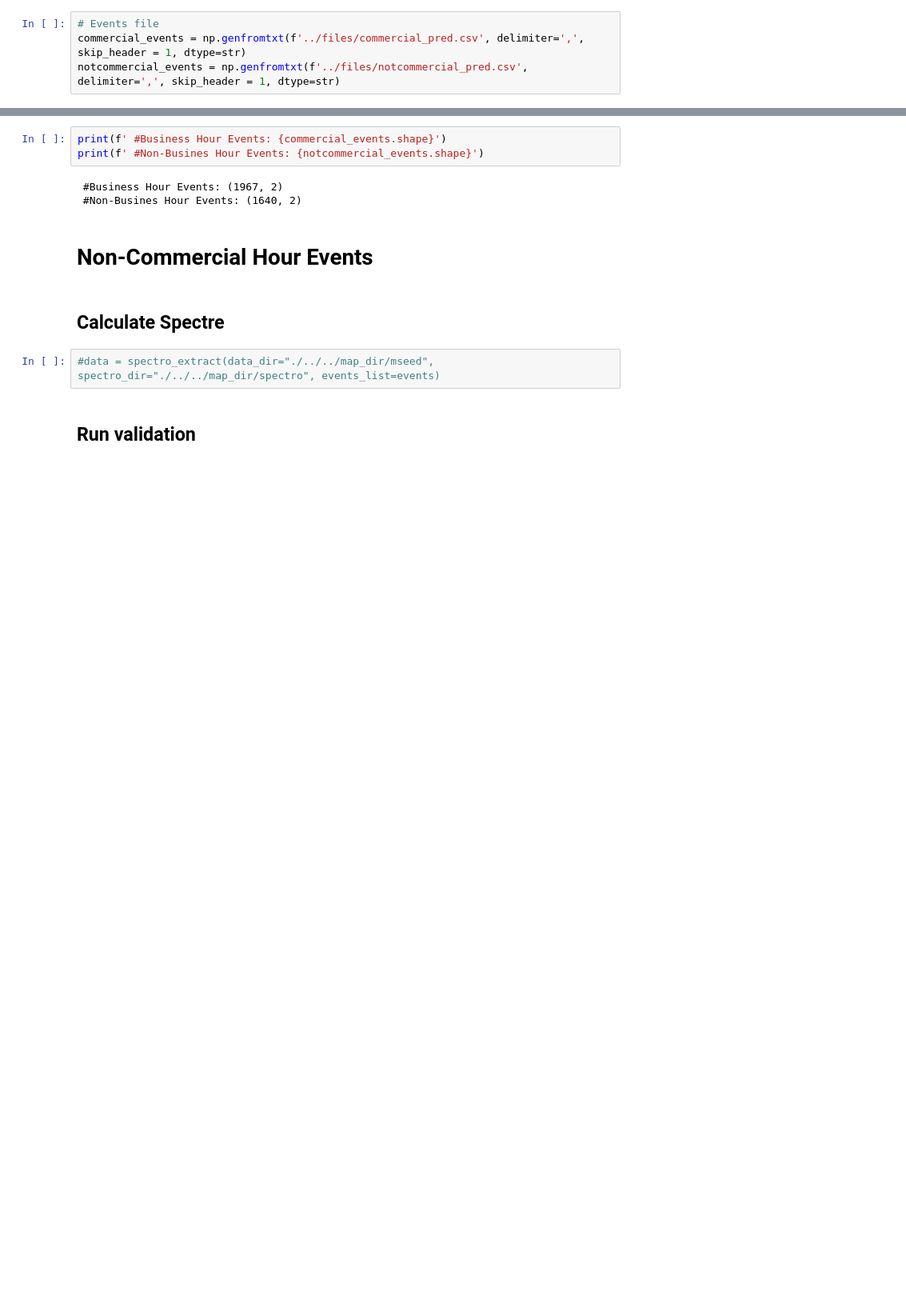
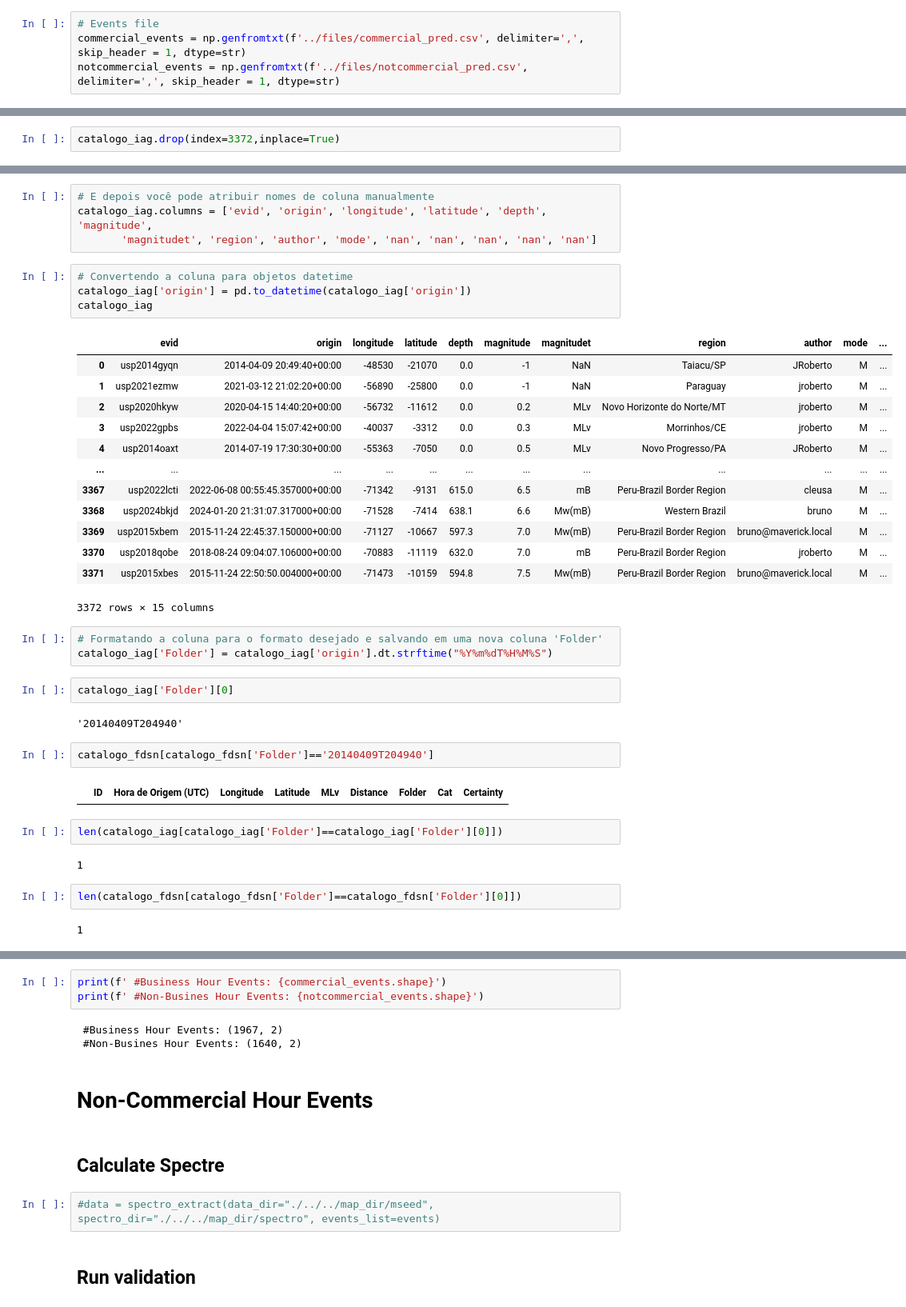
Before and after one commit to Gabriel-Goes/Sismologia_IPT, a Jupyter notebook: jupyternotebooks/validation.ipynb, the cells around one changed output, grey strips where cells are left out. Shown: that part at 80% size. Saved outputs shown, nothing was run; the diff lists cells and outputs as text; blank space fills up the shorter version.

```diff
--- a/jupyternotebooks/validation.ipynb
+++ b/jupyternotebooks/validation.ipynb
@@ -54,0 +91,2 @@ notcommercial_events = np.genfromtxt(f'../files/notcommercial_pred.csv', delimit
+# %%
+catalogo_iag.drop(index=3372,inplace=True)
@@ -54,0 +98,41 @@ notcommercial_events = np.genfromtxt(f'../files/notcommercial_pred.csv', delimit
+# %%
+# E depois você pode atribuir nomes de coluna manualmente
+catalogo_iag.columns = ['evid', 'origin', 'longitude', 'latitude', 'depth', 'magnitude',
+       'magnitudet', 'region', 'author', 'mode', 'nan', 'nan', 'nan', 'nan', 'nan']
+# %%
+# Convertendo a coluna para objetos datetime
+catalogo_iag['origin'] = pd.to_datetime(catalogo_iag['origin'])
+catalogo_iag
+# %% [output]
+|  | evid | origin | longitude | latitude | depth | magnitude | magnitudet | region | author | mode | ... |
+| 0 | usp2014gyqn | 2014-04-09 20:49:40+00:00 | -48530 | -21070 | 0.0 | -1 | NaN | Taiacu/SP | JRoberto | M | ... |
+| 1 | usp2021ezmw | 2021-03-12 21:02:20+00:00 | -56890 | -25800 | 0.0 | -1 | NaN | Paraguay | jroberto | M | ... |
+| 2 | usp2020hkyw | 2020-04-15 14:40:20+00:00 | -56732 | -11612 | 0.0 | 0.2 | MLv | Novo Horizonte do Norte/MT | jroberto | M | ... |
+| 3 | usp2022gpbs | 2022-04-04 15:07:42+00:00 | -40037 | -3312 | 0.0 | 0.3 | MLv | Morrinhos/CE | jroberto | M | ... |
+| 4 | usp2014oaxt | 2014-07-19 17:30:30+00:00 | -55363 | -7050 | 0.0 | 0.5 | MLv | Novo Progresso/PA | JRoberto | M | ... |
+| ... | ... | ... | ... | ... | ... | ... | ... | ... | ... | ... | ... |
+| 3367 | usp2022lcti | 2022-06-08 00:55:45.357000+00:00 | -71342 | -9131 | 615.0 | 6.5 | mB | Peru-Brazil Border Region | cleusa | M | ... |
+| 3368 | usp2024bkjd | 2024-01-20 21:31:07.317000+00:00 | -71528 | -7414 | 638.1 | 6.6 | Mw(mB) | Western Brazil | bruno | M | ... |
+| 3369 | usp2015xbem | 2015-11-24 22:45:37.150000+00:00 | -71127 | -10667 | 597.3 | 7.0 | Mw(mB) | Peru-Brazil Border Region | bruno@maverick.local | M | ... |
+| 3370 | usp2018qobe | 2018-08-24 09:04:07.106000+00:00 | -70883 | -11119 | 632.0 | 7.0 | mB | Peru-Brazil Border Region | jroberto | M | ... |
+| 3371 | usp2015xbes | 2015-11-24 22:50:50.004000+00:00 | -71473 | -10159 | 594.8 | 7.5 | Mw(mB) | Peru-Brazil Border Region | bruno@maverick.local | M | ... |
+3372 rows × 15 columns
+# %%
+# Formatando a coluna para o formato desejado e salvando em uma nova coluna 'Folder'
+catalogo_iag['Folder'] = catalogo_iag['origin'].dt.strftime("%Y%m%dT%H%M%S")
+# %%
+catalogo_iag['Folder'][0]
+# %% [output]
+'20140409T204940'
+# %%
+catalogo_fdsn[catalogo_fdsn['Folder']=='20140409T204940']
+# %% [output]
+|  | ID | Hora de Origem (UTC) | Longitude | Latitude | MLv | Distance | Folder | Cat | Certainty |
+# %%
+len(catalogo_iag[catalogo_iag['Folder']==catalogo_iag['Folder'][0]])
+# %% [output]
+1
+# %%
+len(catalogo_fdsn[catalogo_fdsn['Folder']==catalogo_fdsn['Folder'][0]])
+# %% [output]
+1
```
Also changed, not shown: parts of 26 cells of this notebook, 18 other files.
